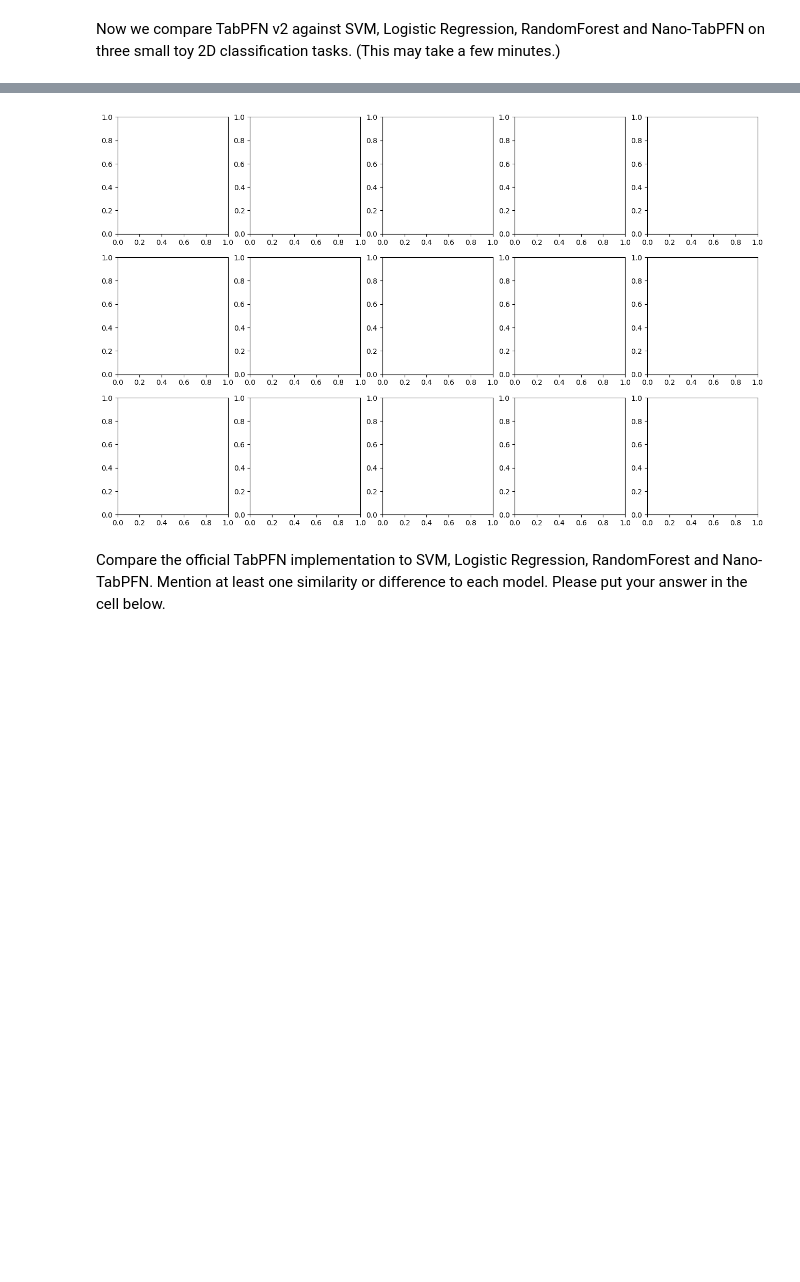
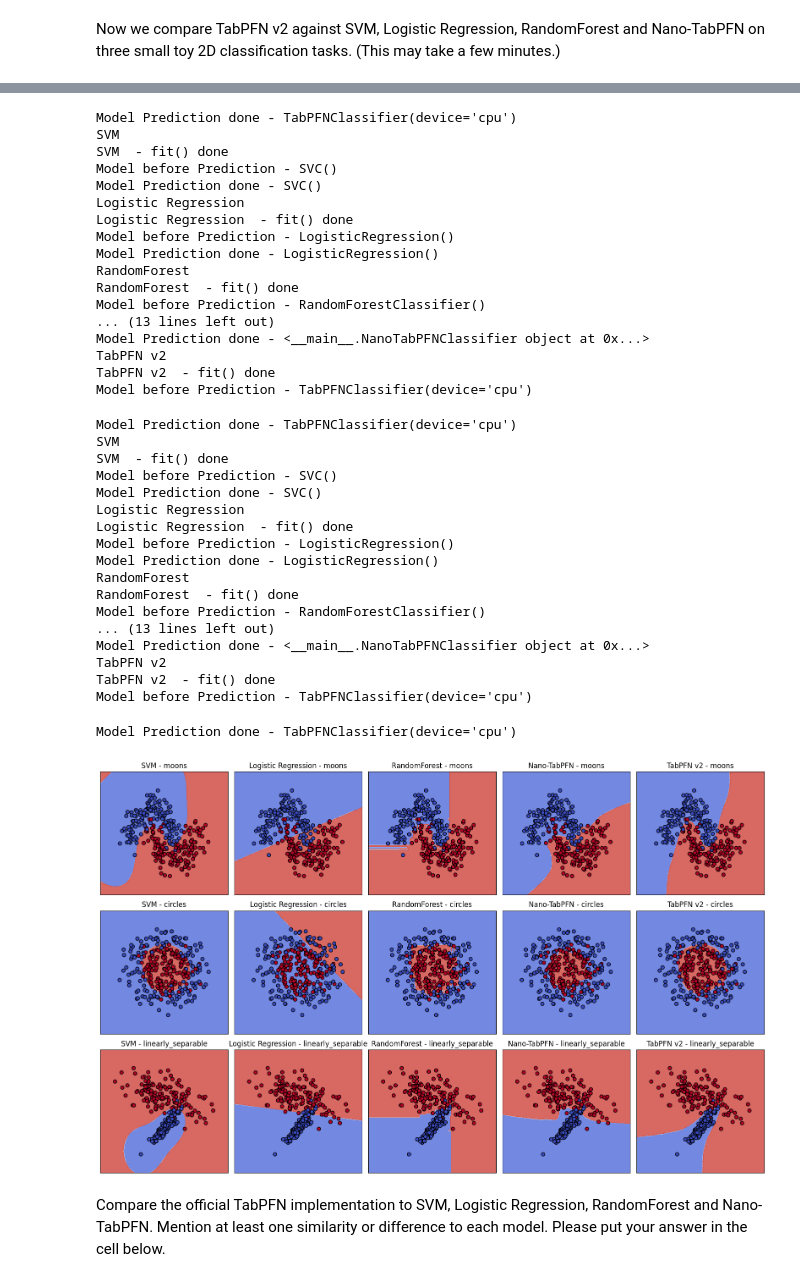
Before and after one commit to praffulr/DLlab_Ex2_TabPFN, a Jupyter notebook: nano-tabpfn-exercise-v2.ipynb, the cells around one changed output, grey strips where cells are left out. Cells and saved outputs as stored; diff of their text form; code cells hidden in the pictures; blank space fills up the shorter version.

```diff
--- a/nano-tabpfn-exercise-v2.ipynb
+++ b/nano-tabpfn-exercise-v2.ipynb
@@ -735,8 +720,10 @@ def generate_scm(seq_len: int, nf: int, *,
     causes = sample_causes(n=seq_len, d=nc, method=sampling, device=device) #Verify values of n and d
     outs = [causes]
     for layer in net:
-        print (layer)
+        # print (layer)
         causes = layer(causes)
+        #Add noise after each layer
+        causes  = causes + torch.distributions.Normal(0, noise_std).sample(causes.shape)
         outs.append(causes)
 
     # ----------------
@@ -782,7 +769,7 @@ def zscale(x: torch.Tensor, clip: float = 100.) -> torch.Tensor:
     """
     #BUG SPOT - 5: Standardize each column separately, not together
     # return ((x - x.mean()) / x.std().clamp(min=1e-6))
-    return ((x - x.mean(dim=0)) / x.std(dim=0).clamp(min=-clip, max=clip))
+    return ((x - x.mean(dim=0)) / x.std(dim=0).clamp(min=1e-6)).clip(min=-clip, max=clip)
 # %%
 def permute_classes(y: torch.Tensor) -> torch.Tensor:
     """Randomly relabel classes so the model can't rely on label ordering."""
@@ -815,7 +802,8 @@ def assign_classes(y: torch.Tensor, nc: int) -> torch.Tensor:
     # 2. For each y_i count how many of the thresholds in b are strictly less than y_i.
     r = random.random() #Value in range of [0,1)
     if r > 0.5:
-        b = np.random.choice(y, size=nc-1) #Sampling with replacement by default
+        # b = torch.from_numpy(np.random.choice(y, size=nc-1)) #Sampling with replacement by default
+        b = y[torch.randint(0, y.numel(), (nc-1,))] #Sampling with replacement by default
     else:
         b = torch.distributions.Normal(0, 1).sample((nc-1,))
     # ----------------
@@ -1055,6 +1059,7 @@ class NanoTabPFNClassifier:
         """ Calls predict_proba and picks the most-probable class for each datapoint. """
         predicted_probabilities = self.predict_proba(X_test)
         # ----- TODO -----
+        print ("Before predict")
         return np.argmax(predicted_probabilities, axis=-1)   #RECHECK
         # ----------------
 
@@ -1072,8 +1077,8 @@ class NanoTabPFNClassifier:
             # ----- TODO -----
             # Our pretrained classifier may support more classes than the current problem;
             # only keep the first self.num_classes logits, then softmax over them.
-            out = out[:, :, :self.num_classes]
-            probabilities = torch.softmax(dim=-1)
+            out = out[:, :self.num_classes]
+            probabilities = torch.softmax(out, dim=-1)
             # ----------------
             return probabilities.to('cpu').numpy()
 # %% [markdown]
@@ -1103,11 +1108,12 @@ datasets = {
 
 models = {
     # ----- TODO -----
-    "SVM": ...,
-    "Logistic Regression": ...,
-    "RandomForest": ...,
+    "SVM": SVC(),
+    "Logistic Regression": LogisticRegression(),
+    "RandomForest": RandomForestClassifier(),
     # ----------------
-    "Nano-TabPFN": NanoTabPFNClassifier(model.to('cpu'), device='cpu'),
+    # "Nano-TabPFN": NanoTabPFNClassifier(model.to('cpu'), device='cpu'),
+    "Nano-TabPFN": NanoTabPFNClassifier(model.to('mps'), device='mps'),
     "TabPFN v2": TabPFNClassifier(device='cpu'),
 }
 
@@ -1141,4 +1163,39 @@ AttributeError: 'ellipsis' object has no attribute 'fit'
+Model Prediction done - TabPFNClassifier(device='cpu')
+SVM
+SVM  - fit() done
+Model before Prediction - SVC()
+Model Prediction done - SVC()
+Logistic Regression
+Logistic Regression  - fit() done
+Model before Prediction - LogisticRegression()
+Model Prediction done - LogisticRegression()
+RandomForest
+RandomForest  - fit() done
+Model before Prediction - RandomForestClassifier()
+... (13 lines left out)
+Model Prediction done - <__main__.NanoTabPFNClassifier object at 0x...>
+TabPFN v2
+TabPFN v2  - fit() done
+Model before Prediction - TabPFNClassifier(device='cpu')
+Model Prediction done - TabPFNClassifier(device='cpu')
+SVM
+SVM  - fit() done
+Model before Prediction - SVC()
+Model Prediction done - SVC()
+Logistic Regression
+Logistic Regression  - fit() done
+Model before Prediction - LogisticRegression()
+Model Prediction done - LogisticRegression()
+RandomForest
+RandomForest  - fit() done
+Model before Prediction - RandomForestClassifier()
+... (13 lines left out)
+Model Prediction done - <__main__.NanoTabPFNClassifier object at 0x...>
+TabPFN v2
+TabPFN v2  - fit() done
+Model before Prediction - TabPFNClassifier(device='cpu')
+Model Prediction done - TabPFNClassifier(device='cpu')
-[figure, old version]
+[figure, new version]
 # %% [markdown]
 Compare the official TabPFN implementation to SVM, Logistic Regression, RandomForest and Nano-TabPFN. Mention at least one similarity or difference to each model. Please put your answer in the cell below.
 # %% [markdown]
```
Also changed, not shown: parts of 6 cells of this notebook, 1 other file.
